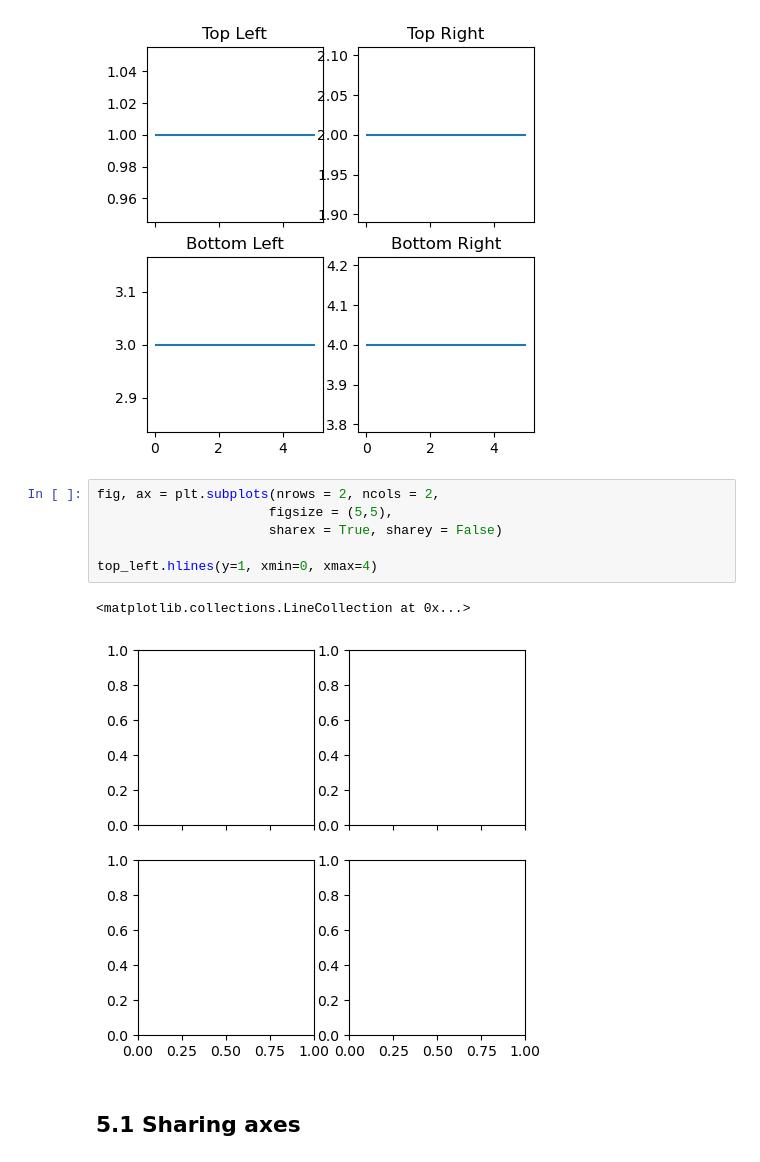
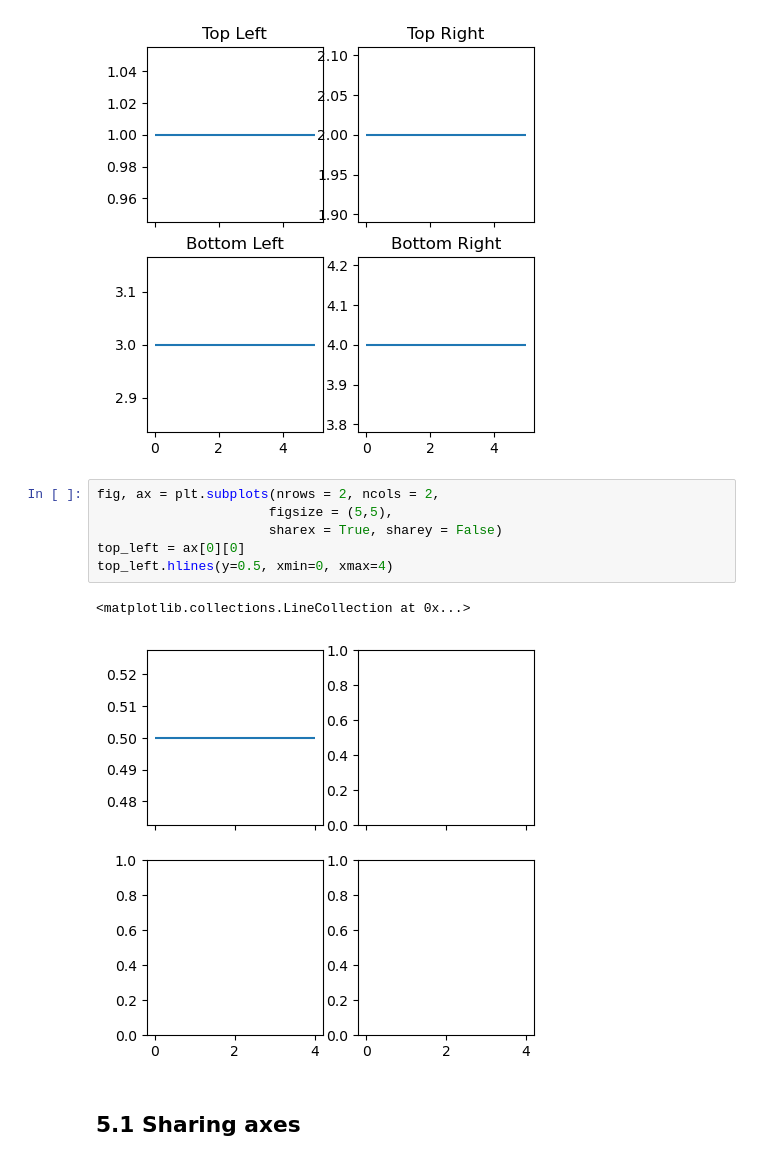
Before and after one commit to SPS-SP2273/learning-portfolio-iantannn, a Jupyter notebook: plotting/plotting_(good).ipynb, the cells around one changed output. Cells and saved outputs as stored; diff of their text form.

Commit message:
Ready_for_review_OS & plotting
comments resolved

```diff
--- a/plotting/plotting_(good).ipynb
+++ b/plotting/plotting_(good).ipynb
@@ -262,12 +266,12 @@ bottom_right.hlines(y=4, xmin=0, xmax=5)
 # %%
 fig, ax = plt.subplots(nrows = 2, ncols = 2,
                       figsize = (5,5),
                       sharex = True, sharey = False)
-
-top_left.hlines(y=1, xmin=0, xmax=4)
+top_left = ax[0][0]
+top_left.hlines(y=0.5, xmin=0, xmax=4)
 # %% [output]
 <matplotlib.collections.LineCollection at 0x...>
-[figure, old version]
+[figure, new version]
 # %% [markdown]
 ## 5.1 Sharing axes
 # %%
```
Also changed, not shown: parts of 2 cells of this notebook, 4 other files.
